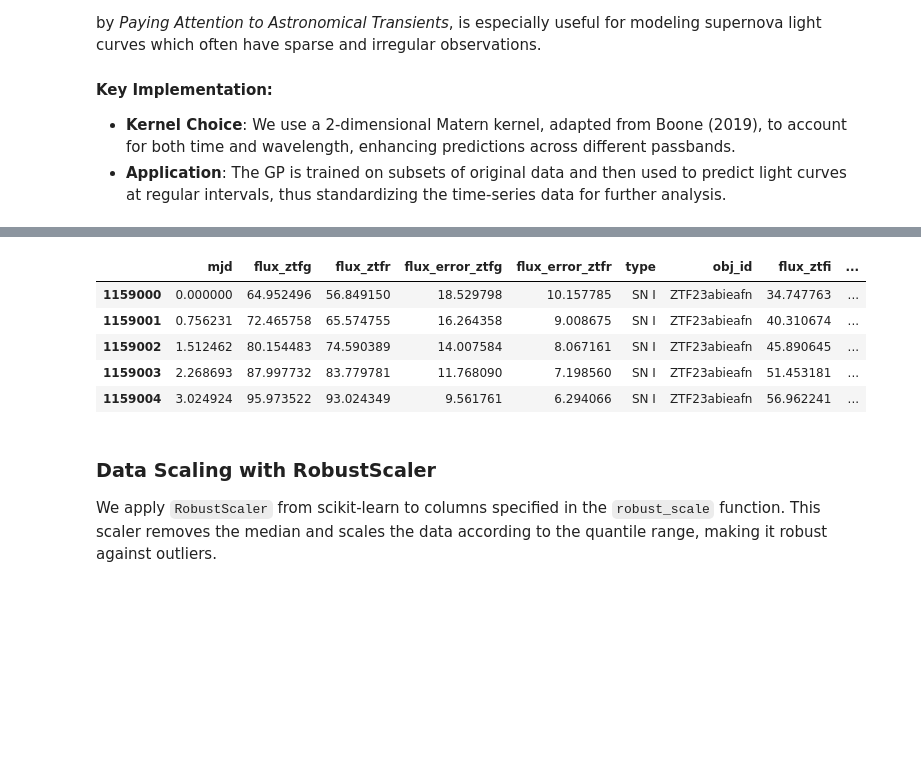
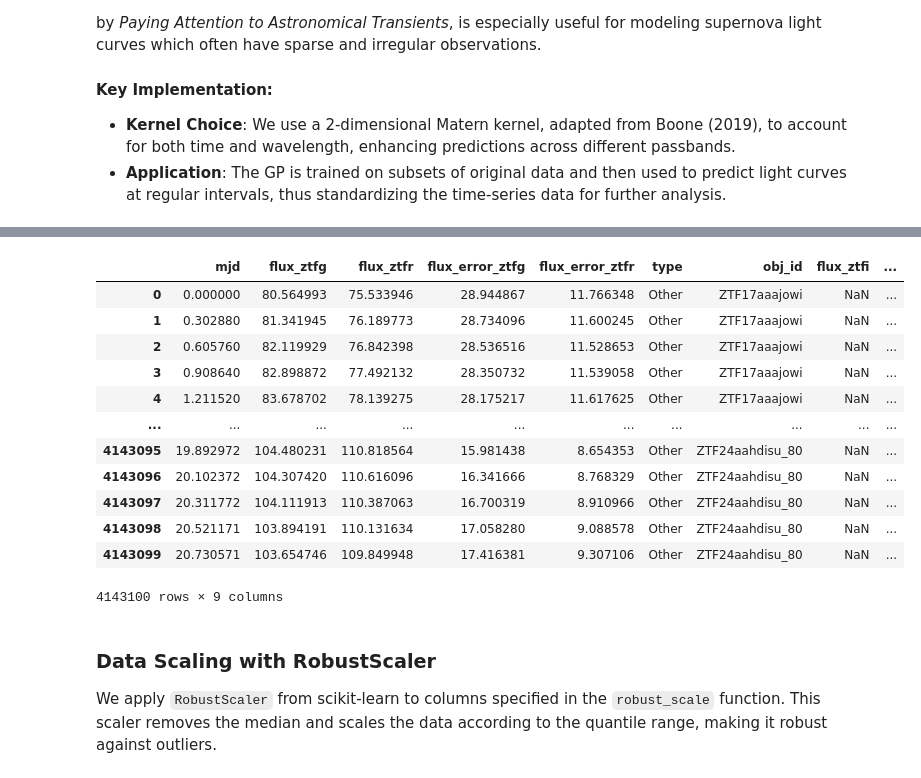
Before and after one commit to theobonzi/ML_skyportal, a Jupyter notebook: main.ipynb, the cells around one changed output, grey strips where cells are left out. Drawn from its saved outputs; the diff is of its cells as text; code cells hidden in the pictures; blank space fills up the shorter version.

Commit message:
Kaggle Notebook | notebook2d977367a2 | Version 1

```diff
--- a/main.ipynb
+++ b/main.ipynb
@@ -195,20 +207,28 @@ Name: obj_id, dtype: int64
 # %%
 # Uncomment the below lines to fit a 2D Gaussian Process on 'mini_data' and use the resulting kernel for processing the 'filtered_df'.
 # kernel, _ = fit_2d_gp(mini_data, kernel=None, return_kernel=True)
 # all_gp = process_gaussian(filtered_df, kernel=kernel, name='all', save=True)
 
 # Load the preprocessed Gaussian Process results from a CSV file into the DataFrame 'all_gp'.
-all_gp = pd.read_csv('data/all_gp_Other_SN_I_SN_II.csv')
+all_gp = pd.read_csv('/kaggle/input/all-gp-othersnisnii/all_gp_Other_SN_I_SN_II.csv')
 
 # Display the first few rows of the DataFrame 'all_gp' to show the results of the Gaussian Process.
 all_gp[all_gp['obj_id'] == 'ZTF23abieafn'].head()
+all_gp
 # %% [output]
 |  | mjd | flux_ztfg | flux_ztfr | flux_error_ztfg | flux_error_ztfr | type | obj_id | flux_ztfi | ... |
-| 1159000 | 0.000000 | 64.952496 | 56.849150 | 18.529798 | 10.157785 | SN I | ZTF23abieafn | 34.747763 | ... |
-| 1159001 | 0.756231 | 72.465758 | 65.574755 | 16.264358 | 9.008675 | SN I | ZTF23abieafn | 40.310674 | ... |
-| 1159002 | 1.512462 | 80.154483 | 74.590389 | 14.007584 | 8.067161 | SN I | ZTF23abieafn | 45.890645 | ... |
-| 1159003 | 2.268693 | 87.997732 | 83.779781 | 11.768090 | 7.198560 | SN I | ZTF23abieafn | 51.453181 | ... |
-| 1159004 | 3.024924 | 95.973522 | 93.024349 | 9.561761 | 6.294066 | SN I | ZTF23abieafn | 56.962241 | ... |
+| 0 | 0.000000 | 80.564993 | 75.533946 | 28.944867 | 11.766348 | Other | ZTF17aaajowi | NaN | ... |
+| 1 | 0.302880 | 81.341945 | 76.189773 | 28.734096 | 11.600245 | Other | ZTF17aaajowi | NaN | ... |
+| 2 | 0.605760 | 82.119929 | 76.842398 | 28.536516 | 11.528653 | Other | ZTF17aaajowi | NaN | ... |
+| 3 | 0.908640 | 82.898872 | 77.492132 | 28.350732 | 11.539058 | Other | ZTF17aaajowi | NaN | ... |
+| 4 | 1.211520 | 83.678702 | 78.139275 | 28.175217 | 11.617625 | Other | ZTF17aaajowi | NaN | ... |
+| ... | ... | ... | ... | ... | ... | ... | ... | ... | ... |
+| 4143095 | 19.892972 | 104.480231 | 110.818564 | 15.981438 | 8.654353 | Other | ZTF24aahdisu_80 | NaN | ... |
+| 4143096 | 20.102372 | 104.307420 | 110.616096 | 16.341666 | 8.768329 | Other | ZTF24aahdisu_80 | NaN | ... |
+| 4143097 | 20.311772 | 104.111913 | 110.387063 | 16.700319 | 8.910966 | Other | ZTF24aahdisu_80 | NaN | ... |
+| 4143098 | 20.521171 | 103.894191 | 110.131634 | 17.058280 | 9.088578 | Other | ZTF24aahdisu_80 | NaN | ... |
+| 4143099 | 20.730571 | 103.654746 | 109.849948 | 17.416381 | 9.307106 | Other | ZTF24aahdisu_80 | NaN | ... |
+4143100 rows × 9 columns
 # %% [markdown]
 ### Data Scaling with RobustScaler
 
```
Also changed, not shown: parts of 38 cells of this notebook.
